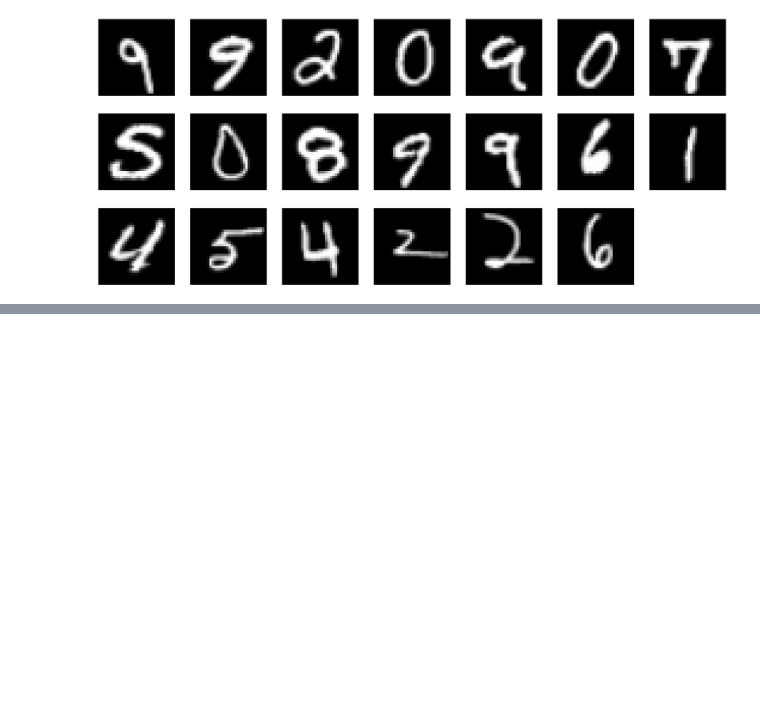
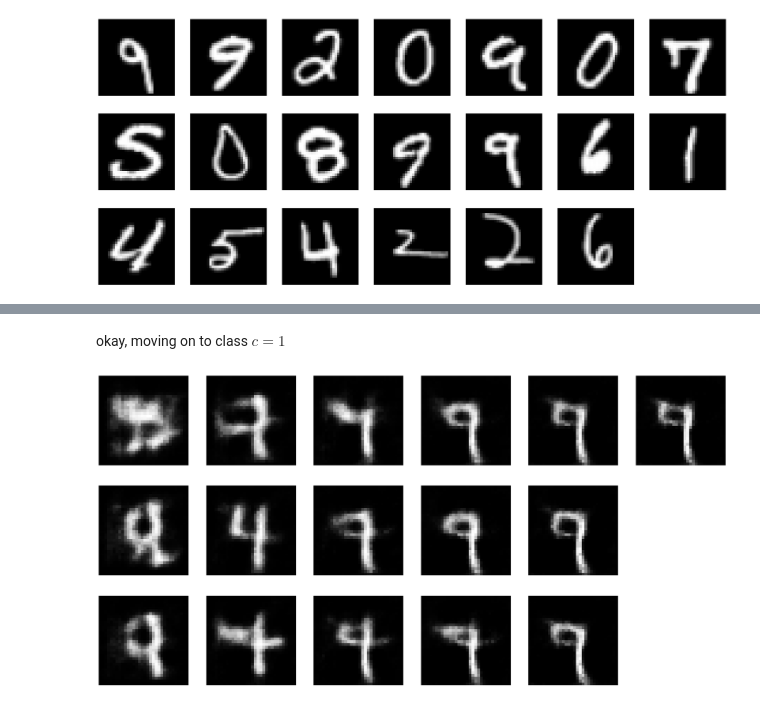
Before and after one commit to kkuroma/gaussian-mixture, a Jupyter notebook: code/categorical-generation/m2.ipynb, the cells around one changed output, grey strips where cells are left out. Cells and saved outputs as stored; diff of their text form; code cells hidden in the pictures; blank space fills up the shorter version.

```diff
--- a/code/categorical-generation/m2.ipynb
+++ b/code/categorical-generation/m2.ipynb
@@ -47,0 +260,16 @@ for a, b in data_loader:
+# %% [markdown]
+okay, moving on to class $c=1$
+# %%
+class_index = 1
+
+noise = torch.randn(16, latent_size, 1, 1).float().to(device)
+one_hot = torch.nn.functional.one_hot((torch.ones(16)*class_index).long(), num_classes=num_classes).float().to(device).unsqueeze(-1).unsqueeze(-1)
+prob = (torch.arange(16)/16).to(device).reshape(-1,1,1,1)
+noise = torch.cat([noise, one_hot*prob], dim=1)
+
+with torch.no_grad():
+    dec.eval()
+    pred = dec(noise.to(device).float())
+    plotter(pred.cpu())
+# %% [output]
+[figure, added]
```
Also changed, not shown: parts of 18 cells of this notebook, 1 other file.
